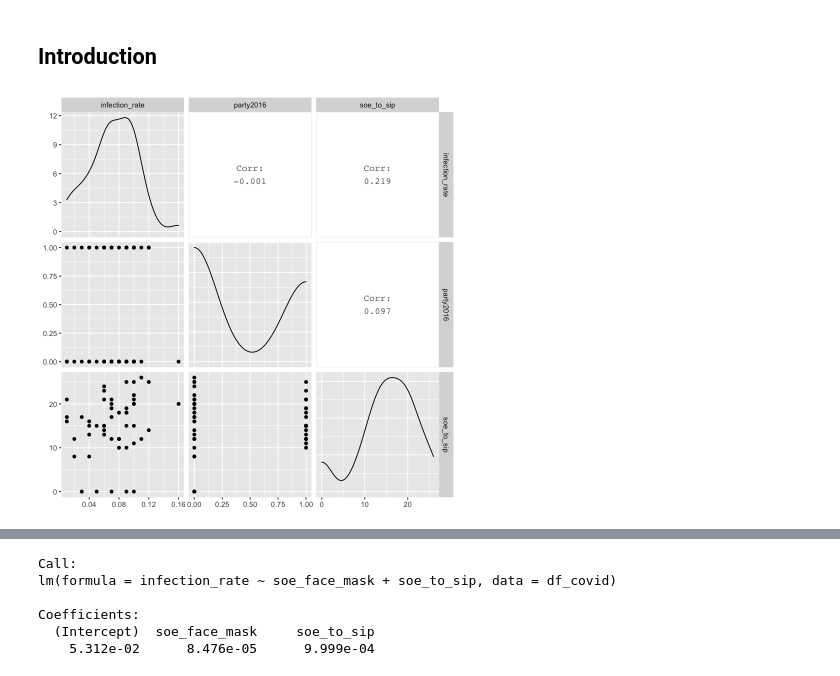
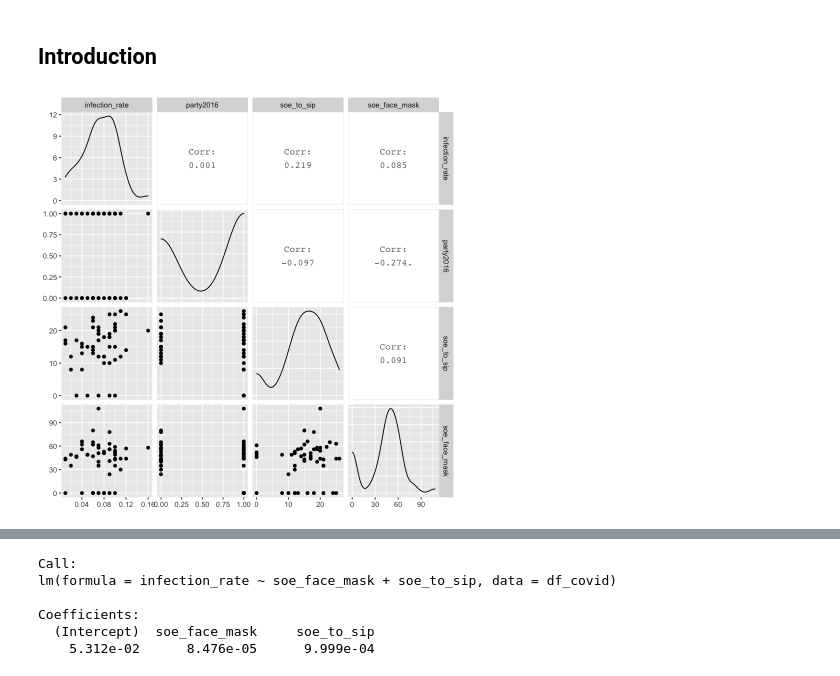
Before and after one commit to mfan86/mids-w203, a Jupyter notebook: lab3/draft_lab3_covid.ipynb, the cells around one changed output, grey strips where cells are left out. Saved outputs shown, nothing was run; the diff lists cells and outputs as text; code cells hidden in the pictures.

```diff
--- a/lab3/draft_lab3_covid.ipynb
+++ b/lab3/draft_lab3_covid.ipynb
@@ -82,7 +82,7 @@ for (i in 4:ncol(df_covid)){
 df_covid <- df_covid[-c(4), ]
 
 #redefine 2016 party into bernoulli variable
-df_covid$party2016 = ifelse(df_covid$party2016 == "Republican", 0, 1)
+df_covid$party2016 = ifelse(df_covid$party2016 == "Republican", 1, 0)
 
 
 head(df_covid)
@@ -135,8 +135,8 @@ A data.frame: 6 × 39
 # %% [markdown]
 ## Introduction
 # %%
-ggpairs(df_covid[,c('infection_rate','party2016','soe_to_sip')],cardinality_threshold = 55)
+ggpairs(df_covid[,c('infection_rate','party2016','soe_to_sip', 'soe_face_mask')],cardinality_threshold = 55)
 # %% [output]
-[figure, old version]
+[figure, new version]
 # %%
 scatter.smooth(x=df_covid$soe_to_sip, y=df_covid$infection_rate, main="A ~ B")  # scatterplot
```
Also changed, not shown: parts of 2 cells of this notebook.
